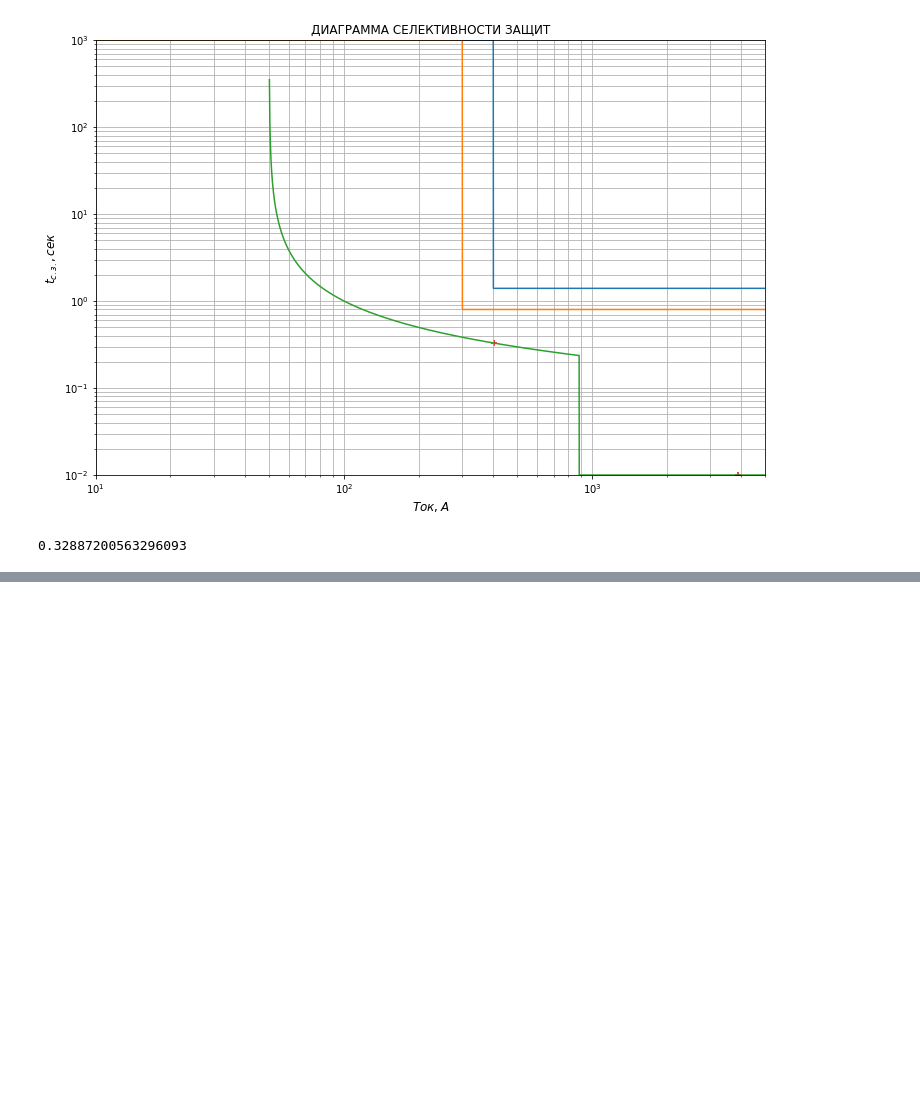
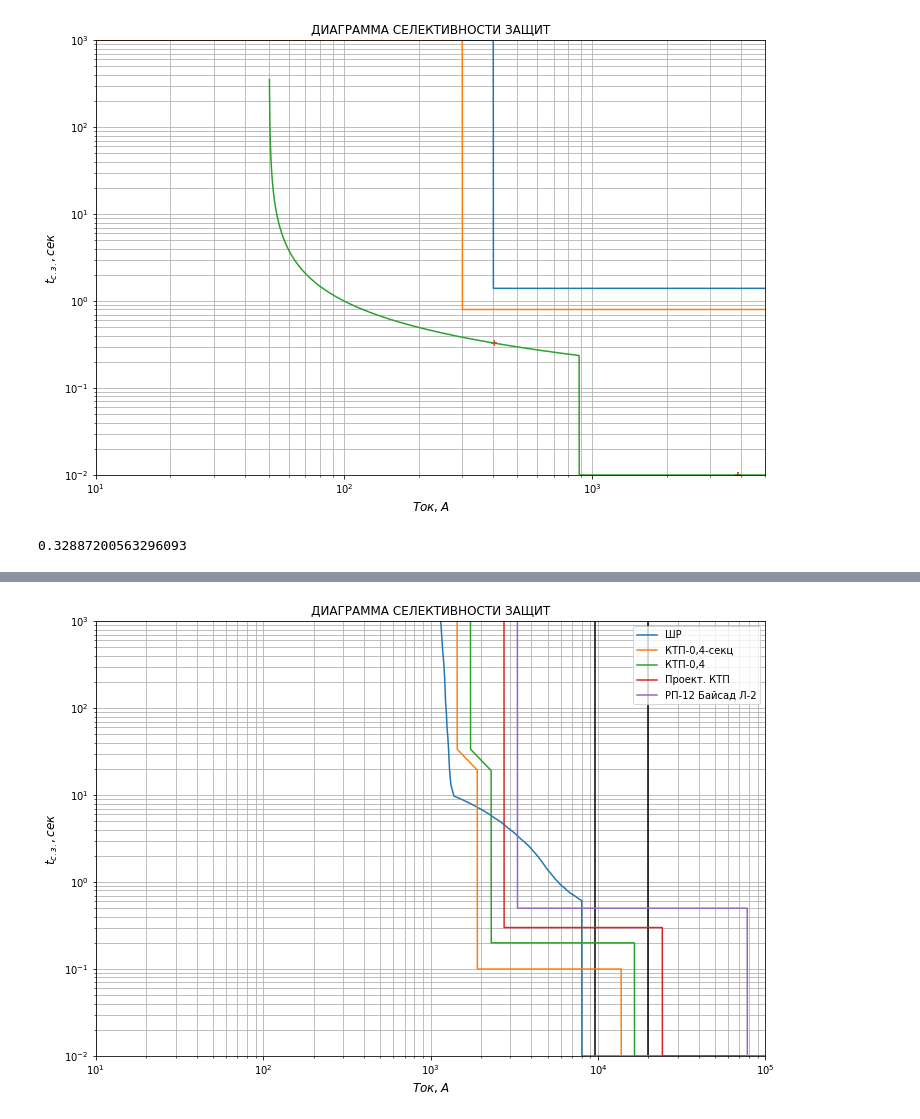
Before and after one commit to Ushakovvk/electric-tools, a Jupyter notebook: Селективность.ipynb, the cells around one changed output, grey strips where cells are left out. Saved outputs shown, nothing was run; the diff lists cells and outputs as text; code cells hidden in the pictures; blank space fills up the shorter version.

Commit message:
добавил еще защит и исправил КЗ

```diff
--- a/Селективность.ipynb
+++ b/Селективность.ipynb
@@ -121,0 +405,36 @@ R3.eval(Ikz2_k4)
+# %%
+def plot_defense(scheme):
+    """
+    Диаграмма селективности защит
+    :param scheme: список аппаратов защиты
+    """
+    x_limit = 100000
+    y_limit = 1000
+    x = np.arange(10, x_limit, 0.1)
+    plt.figure(figsize=(12, 8))
+    [plt.plot(x, relay.response_time(x), label=relay.name) for relay in scheme]
+    plt.xlabel(r'$Ток, А$', fontsize=12)
+    plt.ylabel(r'$t_{с.з.}, сек$', fontsize=12)
+    plt.xscale('log')
+    plt.yscale('log')
+    plt.grid(which='both')
+    plt.ylim(0.01, y_limit)
+    plt.xlim(10, x_limit)
+    plt.title('ДИАГРАММА СЕЛЕКТИВНОСТИ ЗАЩИТ')
+    plt.legend()
+    plt.vlines([9600, 20000], 0.01, y_limit)
+    #plt.savefig('Диаграмма селективности.png', bbox_inches='tight', dpi=300)
+    plt.show()
+# %%
+# Пример
+if __name__ == '__main__':
+    scheme = [
+        CustomAV('ШР', [('overload_csv', 'ВА-99 1000А.xlsx'), ('independent', (8000, 0.01))]),
+        Microprocess('КТП-0,4-секц', [('overload', (1440, 15)), ('independent', (1900, 0.1)), ('independent', (13750, 0.01))]),
+        Microprocess('КТП-0,4', [('overload', (1730, 15)), ('independent', (2300, 0.2)), ('independent', (16500, 0.01))]),
+        Relay('Проект. КТП', [('independent', (183*15, 0.3)), ('independent', (1614*15, 0.01))]),
+        Relay('РП-12 Байсад Л-2', [('independent', (220*15, 0.5)), ('independent', (5192*15, 0.01))])
+             ]
+    plot_defense(scheme)
+# %% [output]
+[figure, added]
```
Also changed, not shown: parts of 4 cells of this notebook, 4 other files.
